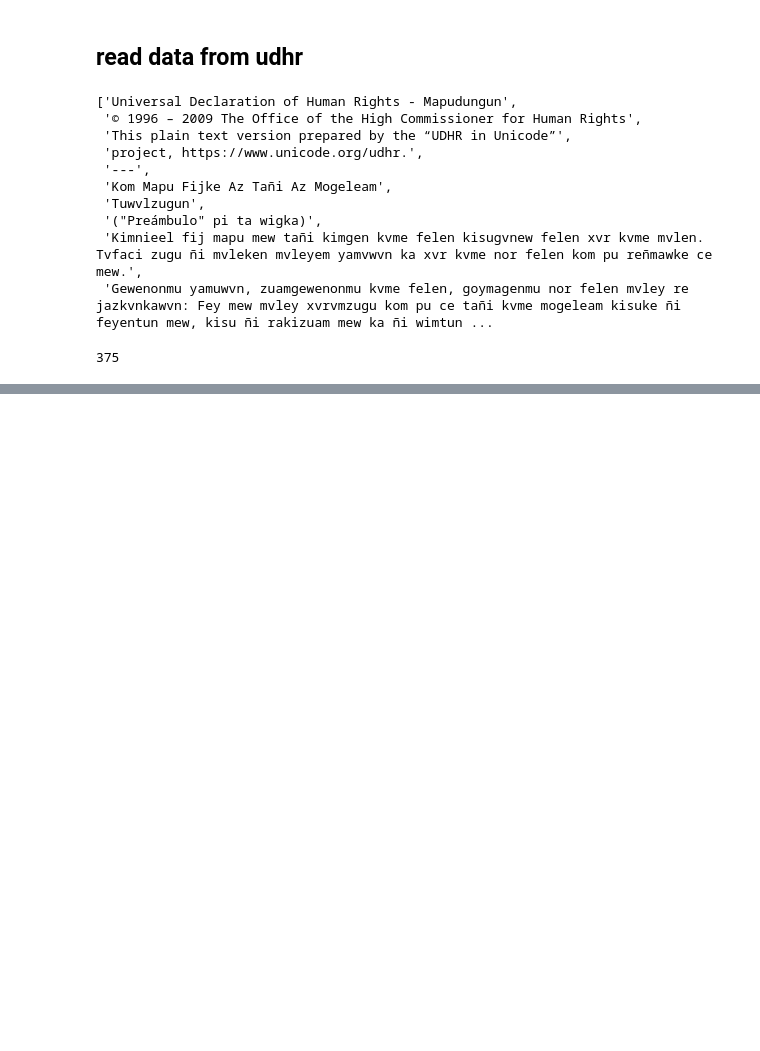
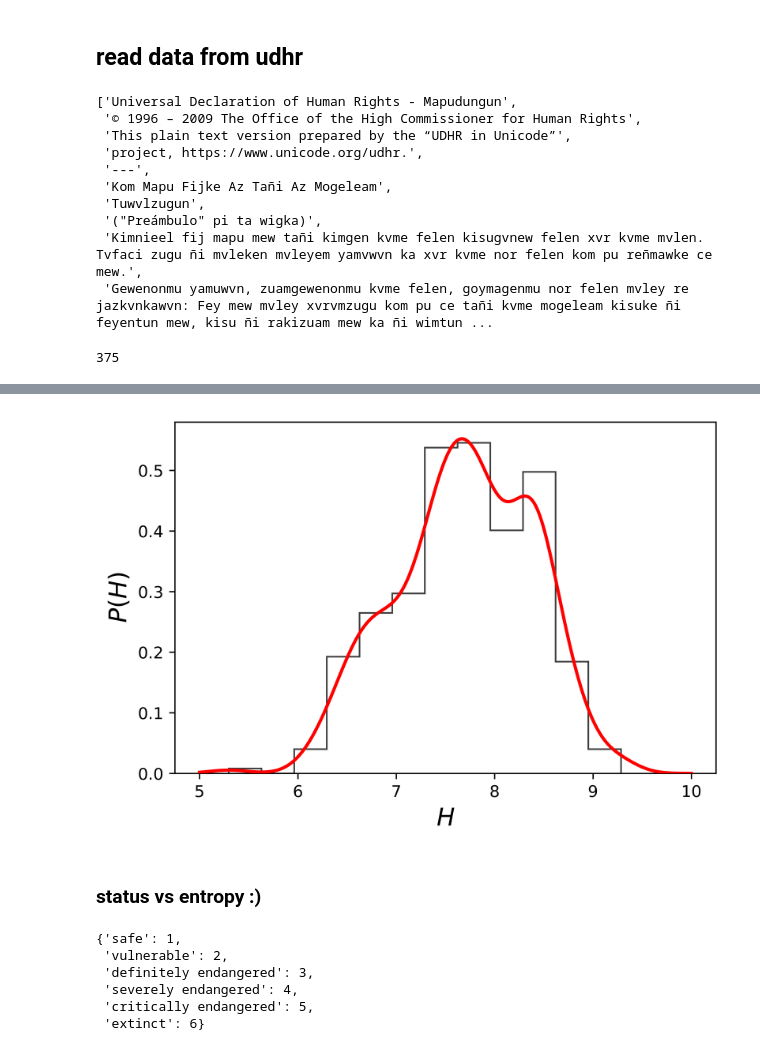
Before and after one commit to javiervz/laplacian-obsolescence, a Jupyter notebook: laplacian_obsolescence.ipynb, the cells around one changed output, grey strips where cells are left out. Drawn from its saved outputs; the diff is of its cells as text; code cells hidden in the pictures; blank space fills up the shorter version.

Commit message:
entropy

```diff
--- a/laplacian_obsolescence.ipynb
+++ b/laplacian_obsolescence.ipynb
@@ -144,7 +144,7 @@ def clean(L):
     language=[[w for w in s if w!="''"] for s in language]
     language=[[w for w in s if w!='̃'] for s in language]
     language=[[w for w in s if not w.isdigit()] for s in language]
-    return language
+    return language[5:]
 # %%
 clean_languages={}
 for language in languages_text.keys():
@@ -180,0 +177,11 @@ clean_languages[language]
+# %%
+words_entropy={}
+words={}
+mean_tokens={}
+mean_types={}
+for language in clean_languages.keys():
+    words_entropy[language]=[item for sublist in clean_languages[language] for item in sublist]
+    words[language]=[len([item for sublist in clean_languages[language] for item in sublist]),len(set([item for sublist in clean_languages[language] for item in sublist])),Counter([item for sublist in clean_languages[language] for item in sublist])]
+    mean_tokens[language]=len([item for sublist in clean_languages[language] for item in sublist])
+    mean_types[language]=len(set([item for sublist in clean_languages[language] for item in sublist]))
+    print(language,len(clean_languages[language]),len([item for sublist in clean_languages[language] for item in sublist]),len(set([item for sublist in clean_languages[language] for item in sublist])))
@@ -180,0 +208,10 @@ clean_languages[language]
+# %%
+distributions={}
+for language in clean_languages.keys():
+    distributions[language]=list(dict(Counter(words_entropy[language])).values())
+# %%
+from scipy.stats import entropy
+
+entropy_languages={}
+for language in clean_languages.keys():
+    entropy_languages[language]=entropy(distributions[language],base=2)
@@ -180,0 +243,25 @@ clean_languages[language]
+# %%
+fig, ax = plt.subplots(dpi=800)
+
+H=list(entropy_languages.values())
+data = np.array(H)
+plt.hist(data, bins='doane', cumulative=False, alpha=0.75,histtype='step',stacked=False,density=True,
+        zorder=5, edgecolor='k')
+kde = sm.nonparametric.KDEUnivariate(data)
+kde.fit(bw=0.2) # Estimate the densities
+X=np.linspace(5, 10, num=1000)
+
+ax.plot(X, [kde.evaluate(x) for x in X], '-', lw=2, color='r', zorder=10)
+
+#plt.legend(loc='upper left',fontsize=12)
+#plt.xlim([0., 2])
+#plt.ylim([0., 3])
+plt.xlabel(r'$H$',fontsize=15)
+plt.ylabel(r'$P(H)$',fontsize=15)
+plt.rcParams.update({'font.size': 10})
+plt.savefig('entropy.jpg', format='jpg', transparent=True, bbox_inches='tight',dpi=800)
+plt.show()
+# %% [output]
+[figure, added]
+# %% [markdown]
+### status vs entropy :)
@@ -180,0 +272,9 @@ clean_languages[language]
+# %%
+status
+# %% [output]
+{'safe': 1,
+ 'vulnerable': 2,
+ 'definitely endangered': 3,
+ 'severely endangered': 4,
+ 'critically endangered': 5,
+ 'extinct': 6}
```
Also changed, not shown: parts of 27 cells of this notebook, 3 other files.
